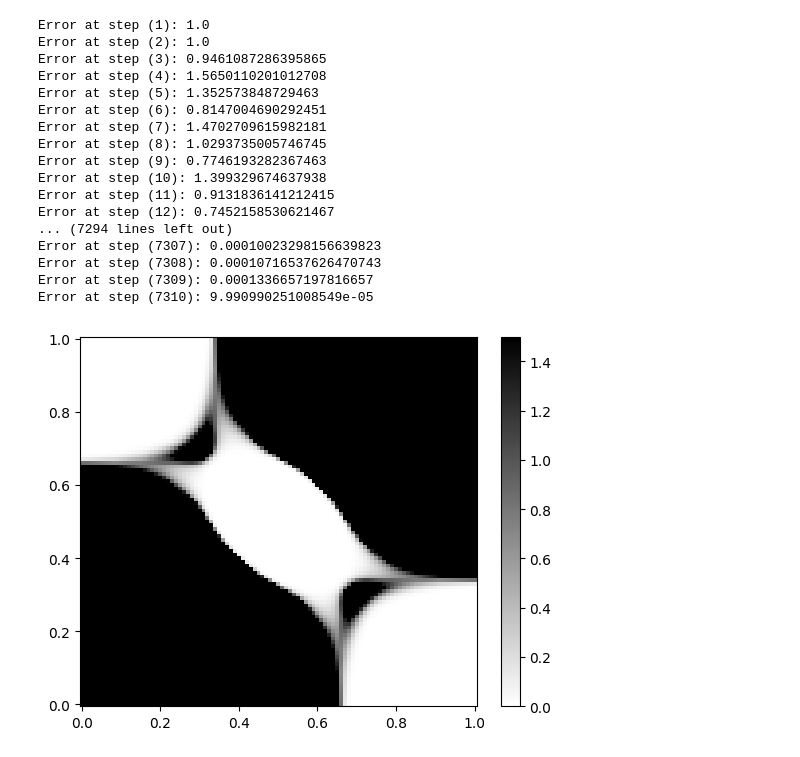
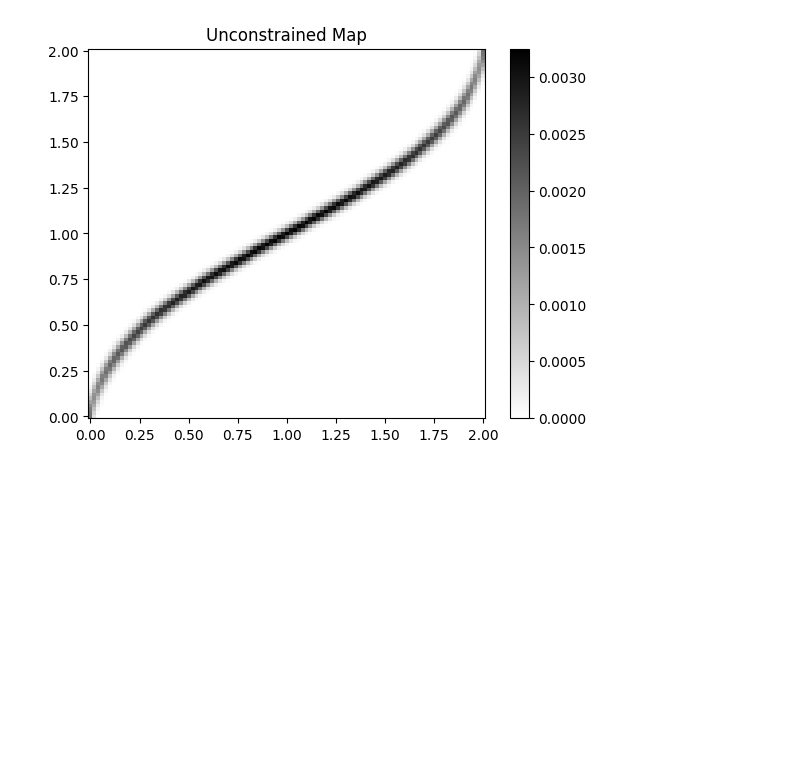
Before and after one commit to Langbridge/constrained-ot, a Jupyter notebook: bound-paper/iterative-bregman.ipynb, the cells around one changed output. Cells and saved outputs as stored; diff of their text form; code cells hidden in the pictures; blank space fills up the shorter version.

```diff
--- a/bound-paper/iterative-bregman.ipynb
+++ b/bound-paper/iterative-bregman.ipynb
@@ -137,21 +166,15 @@ Error at step (3992): 9.949265954308062e-05
-# %%
-gamma = capacity_constrained_ot(x, y, m, n, gamma0, (3/2) * np.ones((N, N)), lmb)
-# %% [output]
-Error at step (1): 1.0
-Error at step (2): 1.0
-Error at step (3): 0.9461087286395865
-Error at step (4): 1.5650110201012708
-Error at step (5): 1.352573848729463
-Error at step (6): 0.8147004690292451
-Error at step (7): 1.4702709615982181
-Error at step (8): 1.0293735005746745
-Error at step (9): 0.7746193282367463
-Error at step (10): 1.399329674637938
-Error at step (11): 0.9131836141212415
-Error at step (12): 0.7452158530621467
-... (7294 lines left out)
-Error at step (7307): 0.00010023298156639823
-Error at step (7308): 0.00010716537626470743
-Error at step (7309): 0.0001336657197816657
-Error at step (7310): 9.990990251008549e-05
-[figure, removed]
+# %%
+from ott.geometry import pointcloud, geometry
+from ott.solvers.linear import sinkhorn
+from ott.problems.linear import linear_problem
+
+geom = pointcloud.PointCloud(x.reshape(-1, 1).astype(np.float32), y.reshape(-1, 1).astype(np.float32), epsilon=lmb*2) #SqEuclidean is default cost
+problem = linear_problem.LinearProblem(geom, m, n)
+output = sinkhorn.Sinkhorn()(problem)
+
+plt.pcolormesh(x, y, output.matrix, shading="auto", cmap="gray_r")
+plt.colorbar()
+plt.title('Unconstrained Map')
+plt.show()
+# %% [output]
+[figure, added]
```
Also changed, not shown: parts of 5 cells of this notebook, 2 other files.
